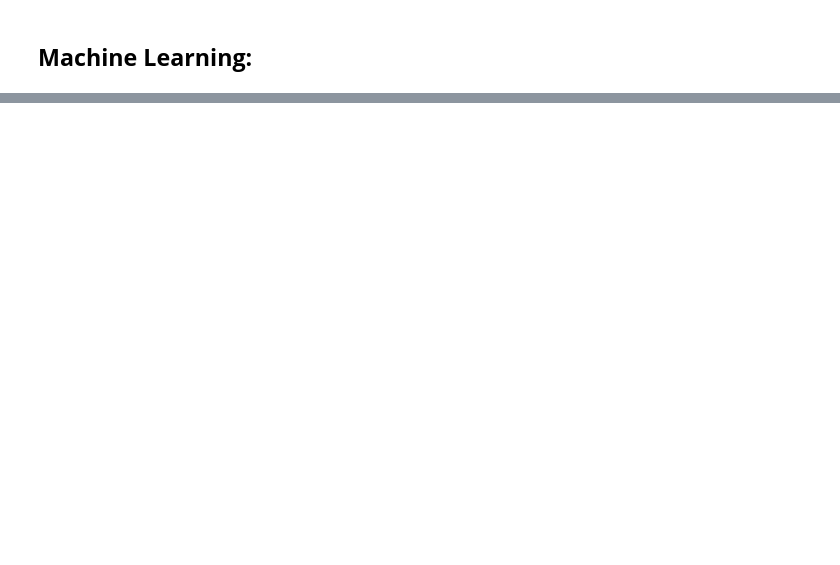
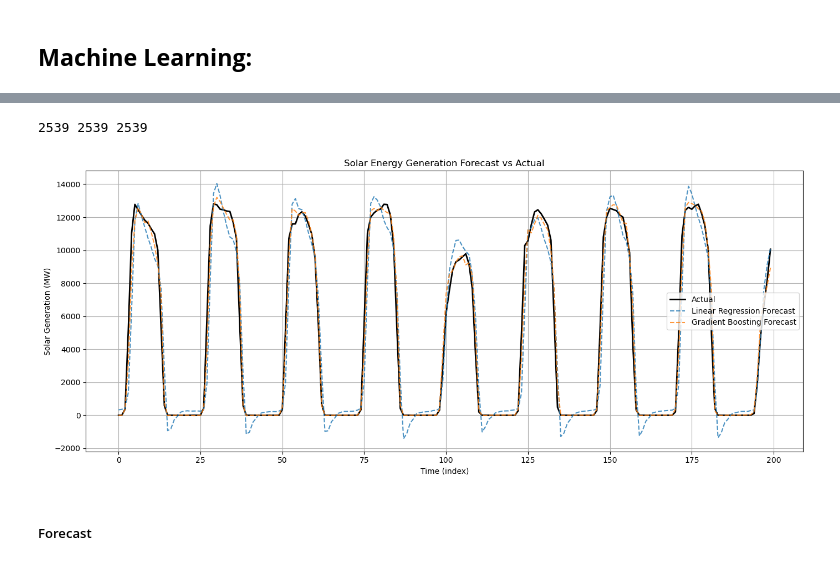
Before and after one commit to toviyahw/ercot-solar-analysis, a Jupyter notebook: Solar_Data_Analysis.ipynb, the cells around one changed output, grey strips where cells are left out. Saved outputs shown, nothing was run; the diff lists cells and outputs as text; code cells hidden in the pictures; blank space fills up the shorter version.

```diff
--- a/Solar_Data_Analysis.ipynb
+++ b/Solar_Data_Analysis.ipynb
@@ -1341,0 +480,3 @@ plt.show()
+# %%
+# changing timestamp column to datetime format
+sdf['timestamp'] = pd.to_datetime(sdf['timestamp'])
@@ -1341,0 +487,18 @@ plt.show()
+# %%
+import numpy as np
+
+# extract time features
+sdf['hour'] = sdf['timestamp'].dt.hour
+sdf['dayofweek'] = sdf['timestamp'].dt.dayofweek
+sdf['month'] = sdf['timestamp'].dt.month
+
+# create lag features
+sdf['lag_1'] = sdf['solar_system'].shift(1)
+sdf['lag_24'] = sdf['solar_system'].shift(24)
+
+# create rolling features
+sdf['rolling_mean_6'] = sdf['solar_system'].shift(1).rolling(window=6).mean()
+sdf['rolling_std_6'] = sdf['solar_system'].shift(1).rolling(window=6).std()
+
+# drop rows with nulls
+sdf.dropna(inplace=True)
@@ -1341,0 +558,28 @@ plt.show()
+# %%
+print(len(y_test), len(lr_preds), len(gb_preds))
+# %% [output]
+2539 2539 2539
+# %%
+import matplotlib.pyplot as plt
+
+# limit number of points for visual clarity (e.g., first 200 from test set)
+n_points = 200
+
+plt.figure(figsize=(14, 6))
+plt.plot(y_test.values[:n_points], label='Actual', color='black', linewidth=2)
+plt.plot(lr_preds[:n_points], label='Linear Regression Forecast', linestyle='--', alpha=0.8)
+plt.plot(gb_preds[:n_points], label='Gradient Boosting Forecast', linestyle='--', alpha=0.8)
+
+plt.title('Solar Energy Generation Forecast vs Actual')
+plt.xlabel('Time (index)')
+plt.ylabel('Solar Generation (MW)')
+plt.legend()
+plt.tight_layout()
+plt.grid(True)
+
+plt.savefig('images/energy_forecast_vs_actual.png', format='png', dpi=300)
+plt.show()
+# %% [output]
+[figure, added]
+# %% [markdown]
+##### Forecast
```
Also changed, not shown: parts of 117 cells of this notebook, 8 other files.
